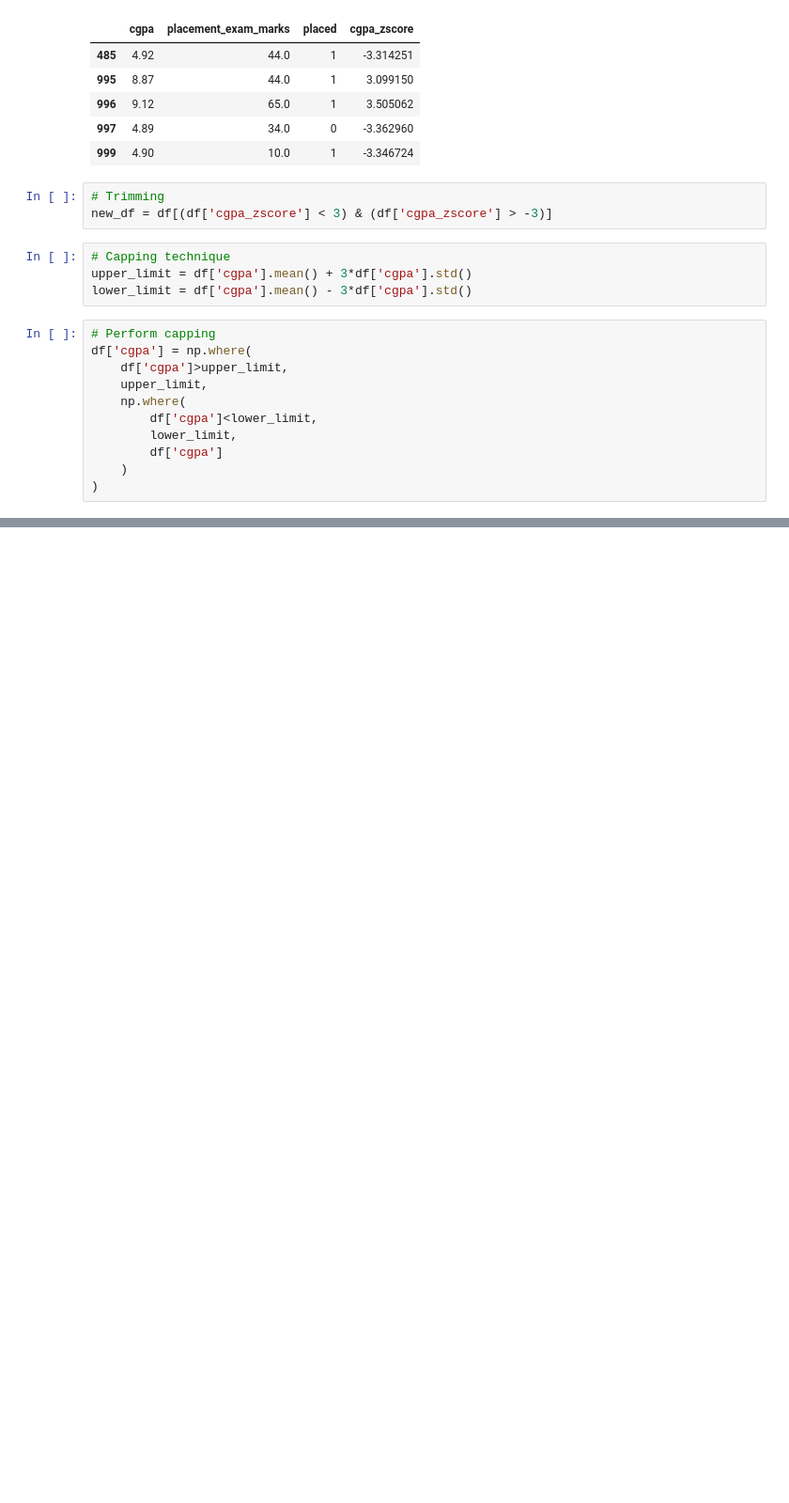
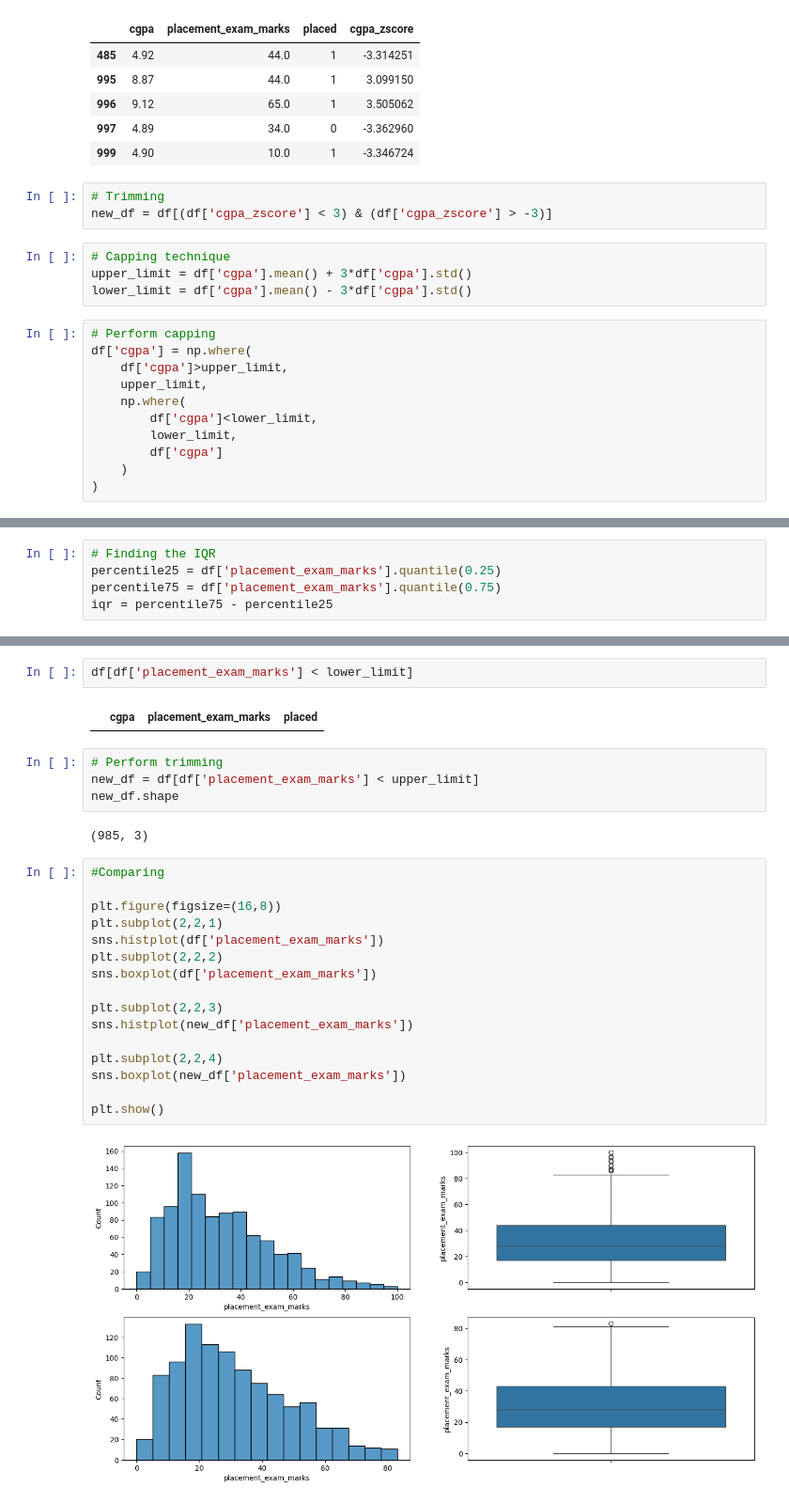
Before and after one commit to Mostafij-k/Feature_Engineering_Methods, a Jupyter notebook: Handling_Outlier.ipynb, the cells around one changed output, grey strips where cells are left out. Shown at 94% size. Saved outputs shown, nothing was run; the diff lists cells and outputs as text; blank space fills up the shorter version.

```diff
--- a/Handling_Outlier.ipynb
+++ b/Handling_Outlier.ipynb
@@ -156,0 +196,5 @@ df['cgpa'] = np.where(
+# %%
+# Finding the IQR
+percentile25 = df['placement_exam_marks'].quantile(0.25)
+percentile75 = df['placement_exam_marks'].quantile(0.75)
+iqr = percentile75 - percentile25
@@ -156,0 +230,28 @@ df['cgpa'] = np.where(
+# %%
+df[df['placement_exam_marks'] < lower_limit]
+# %% [output]
+|  | cgpa | placement_exam_marks | placed |
+# %%
+# Perform trimming
+new_df = df[df['placement_exam_marks'] < upper_limit]
+new_df.shape
+# %% [output]
+(985, 3)
+# %%
+#Comparing
+
+plt.figure(figsize=(16,8))
+plt.subplot(2,2,1)
+sns.histplot(df['placement_exam_marks'])
+plt.subplot(2,2,2)
+sns.boxplot(df['placement_exam_marks'])
+
+plt.subplot(2,2,3)
+sns.histplot(new_df['placement_exam_marks'])
+
+plt.subplot(2,2,4)
+sns.boxplot(new_df['placement_exam_marks'])
+
+plt.show()
+# %% [output]
+[figure, added]
```
Also changed, not shown: parts of 8 cells of this notebook.
